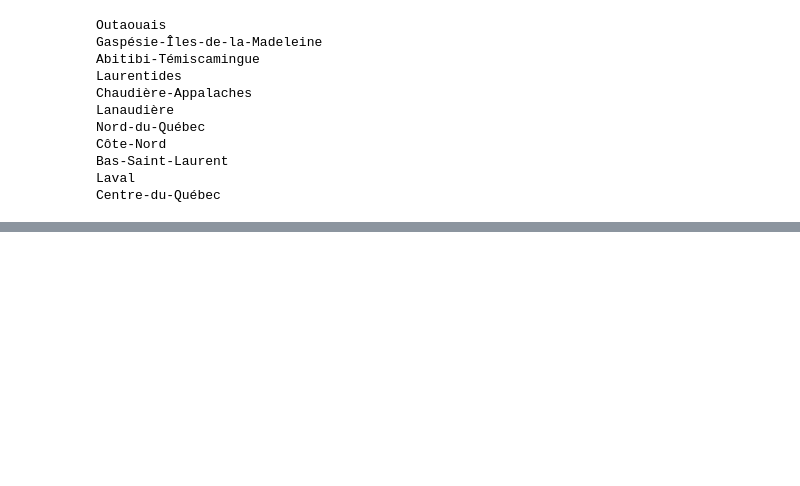
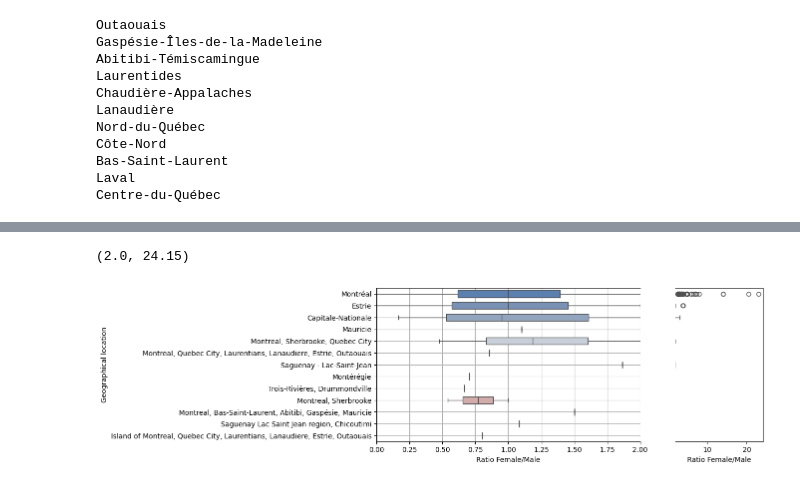
Before and after one commit to roboneurolibre/QC-imaging-demographics, a Jupyter notebook: demographics.ipynb, the cells around one changed output, grey strips where cells are left out. Cells and saved outputs as stored; diff of their text form; code cells hidden in the pictures; blank space fills up the shorter version.

```diff
--- a/demographics.ipynb
+++ b/demographics.ipynb
@@ -172,0 +172,21 @@ fig.show()
+# %%
+# Show the distribution of the Female/Male ratio depending on the region
+# Graphs were separated to display main distribution and outliers.
+
+f, (ax1, ax2) = plt.subplots(ncols=2, sharey=True, gridspec_kw={'width_ratios':[3, 1]}, figsize=(10, 4))
+
+sns.boxplot(
+    df_data, x="Ratio Female/Male", y="Geographical location", hue="Geographical location", width=.6, palette="vlag", ax=ax1
+)
+sns.boxplot(
+    df_data, x="Ratio Female/Male", y="Geographical location", hue="Geographical location", width=.6, palette="vlag", ax=ax2
+)
+ax1.grid('on')
+ax1.spines['right'].set_visible(False)
+ax2.spines['left'].set_visible(False)
+ax2.yaxis.set_visible(False)
+ax1.set_xlim(left=0, right=2)
+ax2.set_xlim(left=2)
+# %% [output]
+(2.0, 24.15)
+[figure, added]
```
Also changed, not shown: parts of 3 cells of this notebook.
